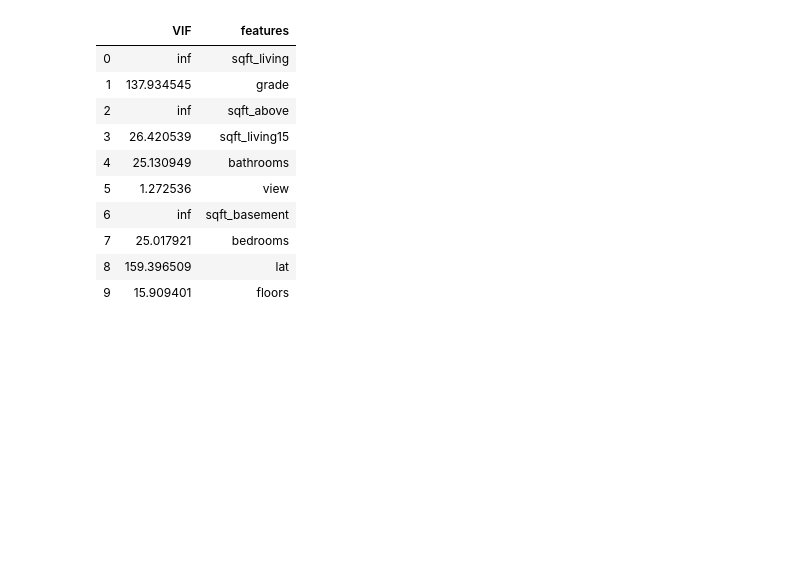
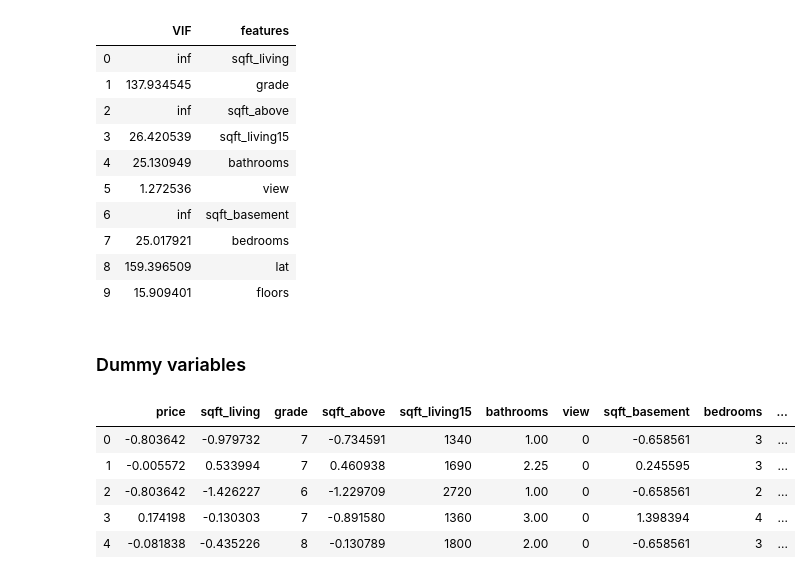
Before and after one commit to DennisNgugi/kc-house-prediction, a Jupyter notebook: KC house data.ipynb, the cells around one changed output. Saved outputs shown, nothing was run; the diff lists cells and outputs as text; code cells hidden in the pictures; blank space fills up the shorter version.

```diff
--- a/KC house data.ipynb
+++ b/KC house data.ipynb
@@ -383,3 +374,5 @@ vif
 | 7 | 25.017921 | bedrooms |
 | 8 | 159.396509 | lat |
 | 9 | 15.909401 | floors |
+# %% [markdown]
+### Dummy variables
@@ -385,0 +381,9 @@ vif
+# %%
+df4.head()
+# %% [output]
+|  | price | sqft_living | grade | sqft_above | sqft_living15 | bathrooms | view | sqft_basement | bedrooms | ... |
+| 0 | -0.803642 | -0.979732 | 7 | -0.734591 | 1340 | 1.00 | 0 | -0.658561 | 3 | ... |
+| 1 | -0.005572 | 0.533994 | 7 | 0.460938 | 1690 | 2.25 | 0 | 0.245595 | 3 | ... |
+| 2 | -0.803642 | -1.426227 | 6 | -1.229709 | 2720 | 1.00 | 0 | -0.658561 | 2 | ... |
+| 3 | 0.174198 | -0.130303 | 7 | -0.891580 | 1360 | 3.00 | 0 | 1.398394 | 4 | ... |
+| 4 | -0.081838 | -0.435226 | 8 | -0.130789 | 1800 | 2.00 | 0 | -0.658561 | 3 | ... |
```
Also changed, not shown: parts of 6 cells of this notebook.
